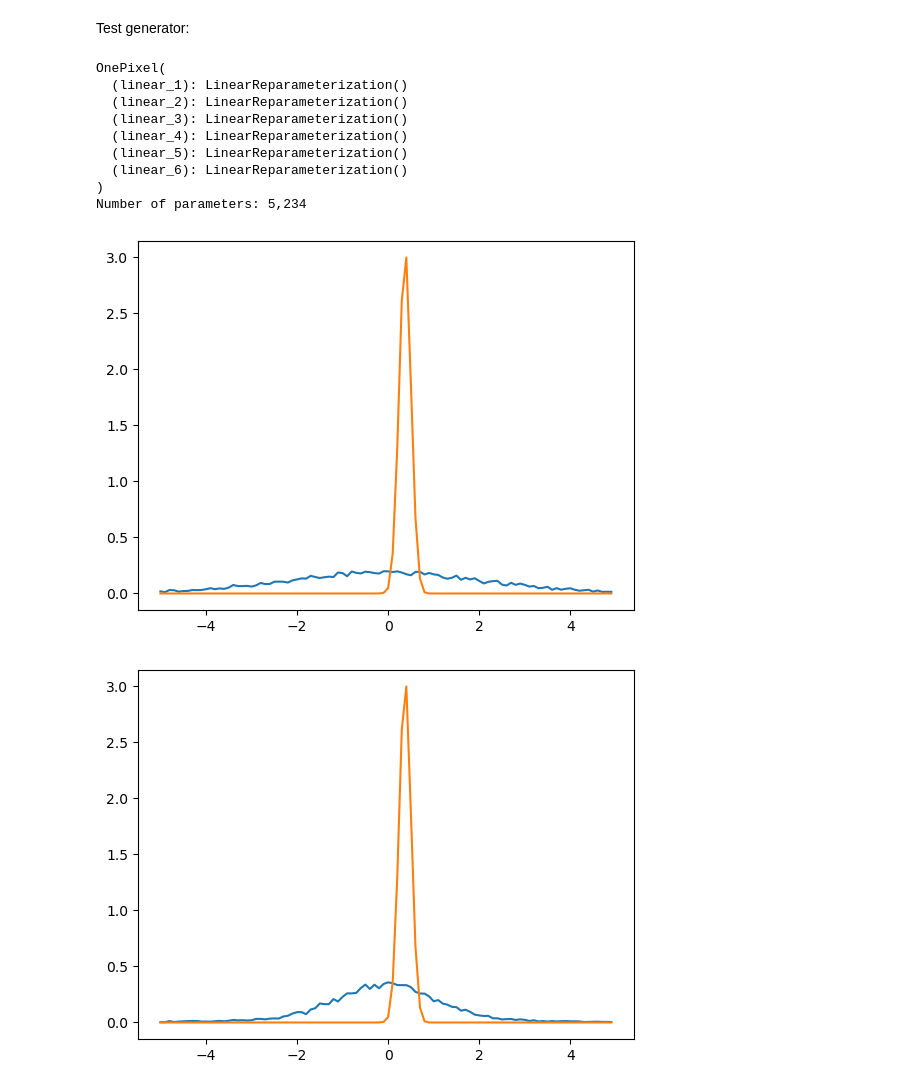
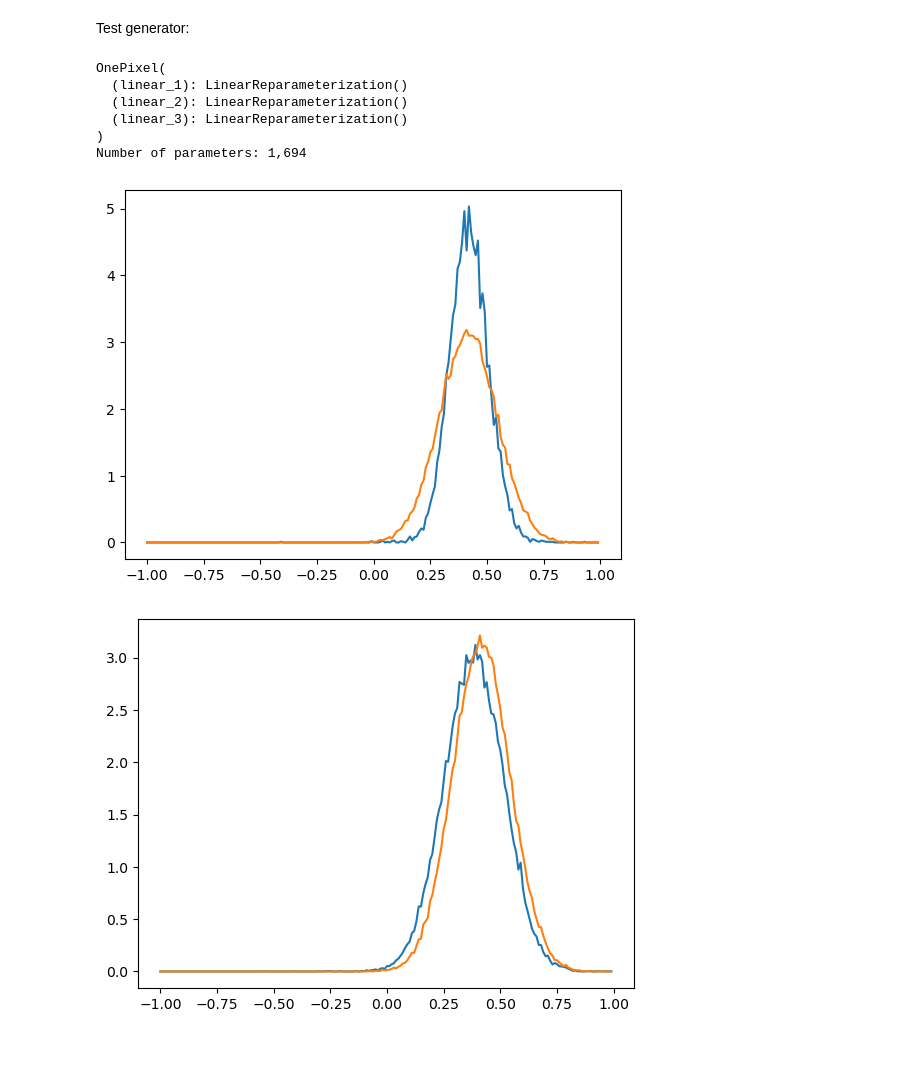
Before and after one commit to Bloomistell/DGBaN, a Jupyter notebook: test_one_pixel_model.ipynb, the cells around one changed output. Cells and saved outputs as stored; diff of their text form; code cells hidden in the pictures; blank space fills up the shorter version.

```diff
--- a/test_one_pixel_model.ipynb
+++ b/test_one_pixel_model.ipynb
@@ -43,7 +40,6 @@ idx
 # %% [markdown]
 Test generator:
 # %%
-
 class OnePixel(nn.Module):
     def __init__(self, *args, **kwargs):
         super(OnePixel, self).__init__()
@@ -55,43 +51,31 @@ class OnePixel(nn.Module):
         #     blocks.ConvNormAct(8, 16, 3, 2, 1, transpose=False)
         # )
 
-        self.linear_1 = BayesLinear(36, 30)
-        self.linear_2 = BayesLinear(30, 24)
-        self.linear_3 = BayesLinear(24, 18)
-        self.linear_4 = BayesLinear(18, 12)
-        self.linear_5 = BayesLinear(12, 6)
-        self.linear_6 = BayesLinear(6, 1)
+        self.linear_1 = BayesLinear(36, 18)
+        self.linear_2 = BayesLinear(18, 9)
+        self.linear_3 = BayesLinear(9, 1)
 
-    def forward(self, x):
+    def forward(self, x, true):
         # z = self.conv_layers(true_target)
 
         kl_sum = 0
         x, kl = self.linear_1(x)
         kl_sum += kl
-        x = torch.nn.functional.relu(x)
+        x = torch.nn.functional.relu(x * true)
         x, kl = self.linear_2(x)
         kl_sum += kl
-        x = torch.nn.functional.relu(x)
+        x = torch.nn.functional.relu(x * true)
         x, kl = self.linear_3(x)
         kl_sum += kl
-        x = torch.nn.functional.relu(x)
-        x, kl = self.linear_4(x)
-        kl_sum += kl
-        x = torch.nn.functional.relu(x)
-        x, kl = self.linear_5(x)
-        kl_sum += kl
-        x = torch.nn.functional.relu(x)
-        x, kl = self.linear_6(x)
-        kl_sum += kl
 
-        return x, kl_sum
+        return x * true + true, kl_sum
 # %%
 # load generator
 generator = OnePixel()
 # generator = torch.compile(generator)
 
 pre_trained_weights = torch.load(
-    '../save_data/SinglePixel/Adam_mse_loss_0/OnePixel_no_activation_function/OnePixel_no_activation_function_49.pt',
+    '../save_data/SinglePixel/Adam_mse_loss_0/OnePixel_no_activation_function/OnePixel_no_activation_function_55.pt',
     map_location=torch.device('cpu')
 )
 generator.load_state_dict(pre_trained_weights)
@@ -103,24 +87,21 @@ OnePixel(
   (linear_1): LinearReparameterization()
   (linear_2): LinearReparameterization()
   (linear_3): LinearReparameterization()
-  (linear_4): LinearReparameterization()
-  (linear_5): LinearReparameterization()
-  (linear_6): LinearReparameterization()
 )
-Number of parameters: 5,234
+Number of parameters: 1,694
 # %%
-n_samples = 10000
+n_samples = 50000
 
 # getting the predictions for this feature
 pred_pixels = torch.zeros((n_samples, 1), dtype=torch.float, device='cpu')
 x = torch.Tensor(X[idx])
 with torch.no_grad():
     for j in range(n_samples):
-        pred_pixels[j] += generator(x)[0].squeeze()
+        pred_pixels[j] += generator(x, true_y[idx])[0].squeeze()
 
 pred_pixels = pred_pixels.detach().numpy()
 # %%
-n_samples = data_gen.kernel.shape[0] // 20
+n_samples = data_gen.kernel.shape[0] // 10
 
 # getting the predictions for this feature
 true_pixels = torch.zeros((n_samples, 1))
@@ -129,36 +110,36 @@ for j in range(n_samples):
 
 true_pixels = true_pixels.numpy()
 # %%
-hist_width = 0.1
+hist_width = 0.01
 
 # predictited distribution
 pred = pd.Series(pred_pixels.reshape(-1))
-hist = pd.Series(1, index=pd.cut(pred, np.arange(-5, 5.005, hist_width))).sort_index().groupby(level=0).sum()
+hist = pd.Series(1, index=pd.cut(pred, np.arange(-1, 1.001, hist_width))).sort_index().groupby(level=0).sum()
 pred_noise = hist / (hist.sum() * hist_width)
-plt.plot(np.arange(-5, 5, hist_width), pred_noise)
+plt.plot(np.arange(-1, 1, hist_width), pred_noise)
 
 # true distribution
 true = pd.Series(true_pixels.reshape(-1))
-true_hist = pd.Series(1, index=pd.cut(true, np.arange(-5, 5.005, hist_width))).sort_index().groupby(level=0).sum()
+true_hist = pd.Series(1, index=pd.cut(true, np.arange(-1, 1.001, hist_width))).sort_index().groupby(level=0).sum()
 true_noise = true_hist / (true_hist.sum() * hist_width)
-plt.plot(np.arange(-5, 5, hist_width), true_noise)
+plt.plot(np.arange(-1, 1, hist_width), true_noise)
 plt.show()
 # %% [output]
-[figure, old version]
+[figure, new version]
 # %%
-hist_width = 0.1
+hist_width = 0.01
 
 # predictited distribution
 pred = pd.Series(pred_pixels.reshape(-1))
-hist = pd.Series(1, index=pd.cut(pred, np.arange(-5, 5.005, hist_width))).sort_index().groupby(level=0).sum()
+hist = pd.Series(1, index=pd.cut(pred, np.arange(-1, 1.001, hist_width))).sort_index().groupby(level=0).sum()
 pred_noise = hist / (hist.sum() * hist_width)
-plt.plot(np.arange(-5, 5, hist_width), pred_noise)
+plt.plot(np.arange(-1, 1, hist_width), pred_noise)
 
 # true distribution
 true = pd.Series(true_pixels.reshape(-1))
-true_hist = pd.Series(1, index=pd.cut(true, np.arange(-5, 5.005, hist_width))).sort_index().groupby(level=0).sum()
+true_hist = pd.Series(1, index=pd.cut(true, np.arange(-1, 1.001, hist_width))).sort_index().groupby(level=0).sum()
 true_noise = true_hist / (true_hist.sum() * hist_width)
-plt.plot(np.arange(-5, 5, hist_width), true_noise)
+plt.plot(np.arange(-1, 1, hist_width), true_noise)
 plt.show()
 # %% [output]
-[figure, old version]
+[figure, new version]
```
Also changed, not shown: parts of 4 cells of this notebook, 2 other files.
